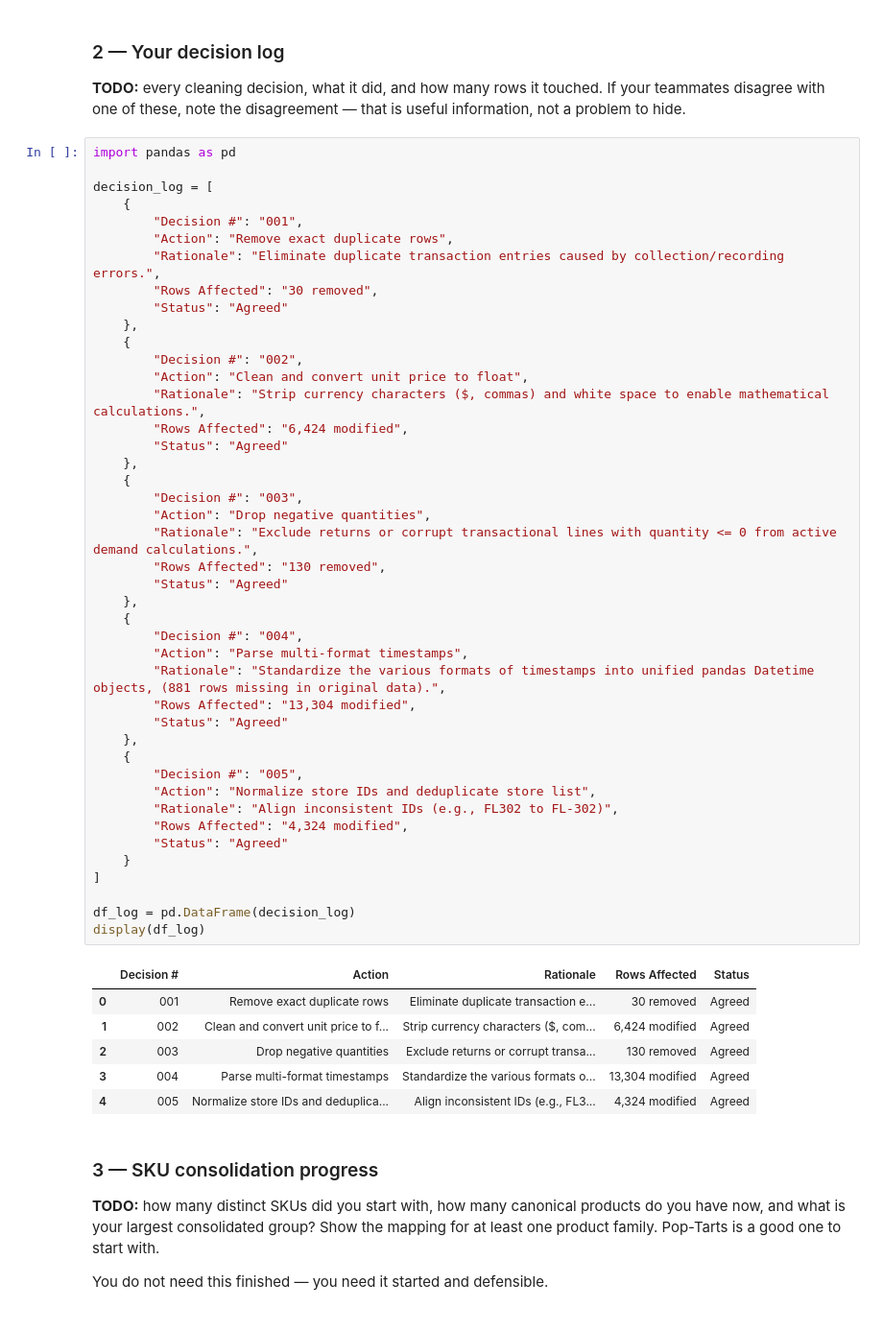
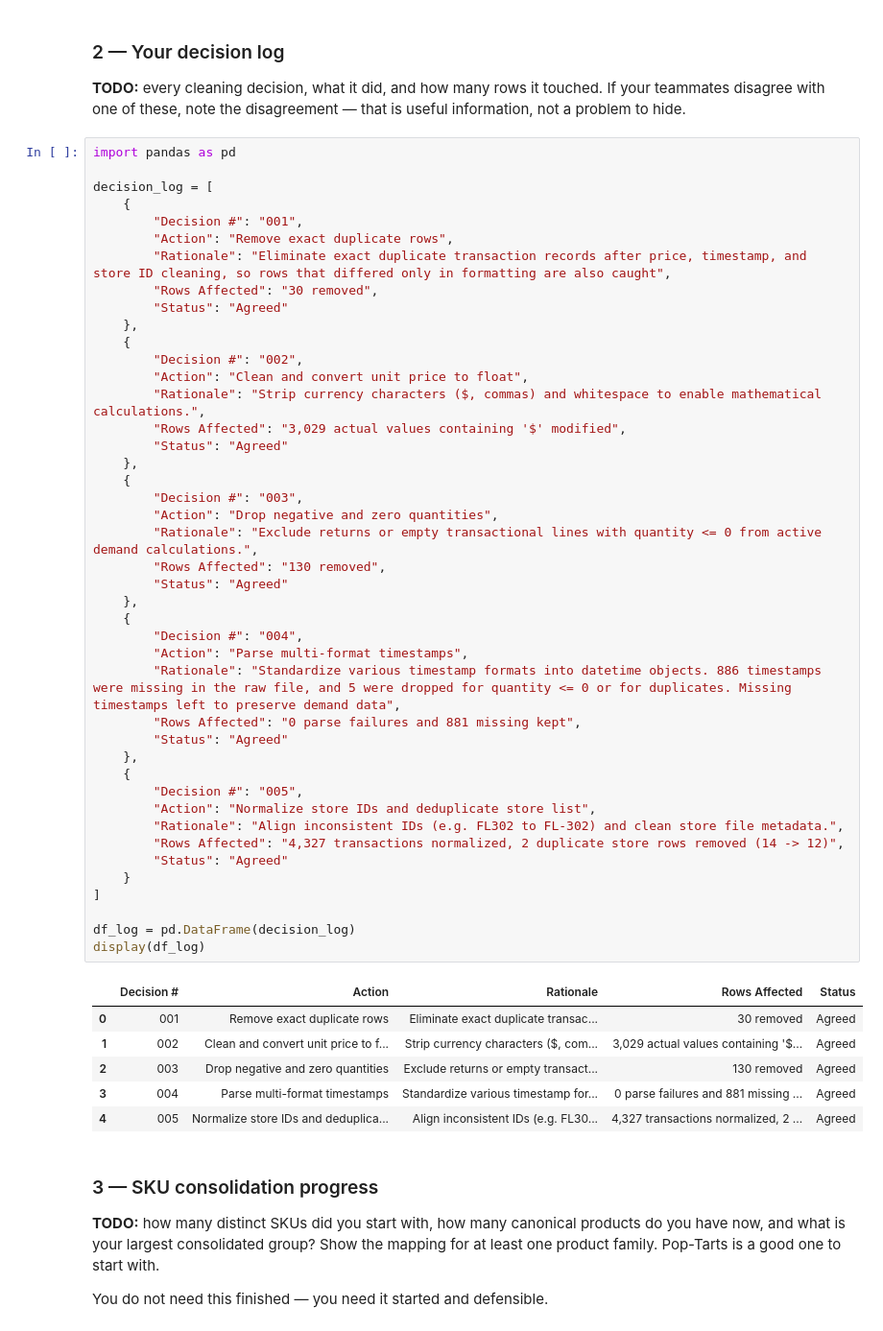
Before and after one commit to karen-tran08/walmart-hurricane-project, a Jupyter notebook: notebooks/06-midterm-walmart/2026-10-23 — Midterm Checkpoint — Lab.ipynb, the cells around one changed output. Shown at 96% size. Drawn from its saved outputs; the diff is of its cells as text.

```diff
--- a/notebooks/06-midterm-walmart/2026-10-23 — Midterm Checkpoint — Lab.ipynb
+++ b/notebooks/06-midterm-walmart/2026-10-23 — Midterm Checkpoint — Lab.ipynb
@@ -242,49 +253,49 @@ decision_log = [
     {
         "Decision #": "001",
         "Action": "Remove exact duplicate rows",
-        "Rationale": "Eliminate duplicate transaction entries caused by collection/recording errors.",
+        "Rationale": "Eliminate exact duplicate transaction records after price, timestamp, and store ID cleaning, so rows that differed only in formatting are also caught",
         "Rows Affected": "30 removed",
         "Status": "Agreed"
     },
     {
         "Decision #": "002",
         "Action": "Clean and convert unit price to float",
-        "Rationale": "Strip currency characters ($, commas) and white space to enable mathematical calculations.",
-        "Rows Affected": "6,424 modified",
+        "Rationale": "Strip currency characters ($, commas) and whitespace to enable mathematical calculations.",
+        "Rows Affected": "3,029 actual values containing '$' modified",
         "Status": "Agreed"
     },
     {
         "Decision #": "003",
-        "Action": "Drop negative quantities",
-        "Rationale": "Exclude returns or corrupt transactional lines with quantity <= 0 from active demand calculations.",
+        "Action": "Drop negative and zero quantities",
+        "Rationale": "Exclude returns or empty transactional lines with quantity <= 0 from active demand calculations.",
         "Rows Affected": "130 removed",
         "Status": "Agreed"
     },
     {
         "Decision #": "004",
         "Action": "Parse multi-format timestamps",
-        "Rationale": "Standardize the various formats of timestamps into unified pandas Datetime objects, (881 rows missing in original data).",
-        "Rows Affected": "13,304 modified",
+        "Rationale": "Standardize various timestamp formats into datetime objects. 886 timestamps were missing in the raw file, and 5 were dropped for quantity <= 0 or for duplicates. Missing timestamps left to preserve demand data",
+        "Rows Affected": "0 parse failures and 881 missing kept",
         "Status": "Agreed"
     },
     {
         "Decision #": "005",
         "Action": "Normalize store IDs and deduplicate store list",
-        "Rationale": "Align inconsistent IDs (e.g., FL302 to FL-302)",
-        "Rows Affected": "4,324 modified",
+        "Rationale": "Align inconsistent IDs (e.g. FL302 to FL-302) and clean store file metadata.",
+        "Rows Affected": "4,327 transactions normalized, 2 duplicate store rows removed (14 -> 12)",
         "Status": "Agreed"
     }
 ]
 
 df_log = pd.DataFrame(decision_log)
 display(df_log)
 # %% [output]
 |  | Decision # | Action | Rationale | Rows Affected | Status |
-| 0 | 001 | Remove exact duplicate rows | Eliminate duplicate transaction e... | 30 removed | Agreed |
-| 1 | 002 | Clean and convert unit price to f... | Strip currency characters ($, com... | 6,424 modified | Agreed |
-| 2 | 003 | Drop negative quantities | Exclude returns or corrupt transa... | 130 removed | Agreed |
-| 3 | 004 | Parse multi-format timestamps | Standardize the various formats o... | 13,304 modified | Agreed |
-| 4 | 005 | Normalize store IDs and deduplica... | Align inconsistent IDs (e.g., FL3... | 4,324 modified | Agreed |
+| 0 | 001 | Remove exact duplicate rows | Eliminate exact duplicate transac... | 30 removed | Agreed |
+| 1 | 002 | Clean and convert unit price to f... | Strip currency characters ($, com... | 3,029 actual values containing '$... | Agreed |
+| 2 | 003 | Drop negative and zero quantities | Exclude returns or empty transact... | 130 removed | Agreed |
+| 3 | 004 | Parse multi-format timestamps | Standardize various timestamp for... | 0 parse failures and 881 missing ... | Agreed |
+| 4 | 005 | Normalize store IDs and deduplica... | Align inconsistent IDs (e.g. FL30... | 4,327 transactions normalized, 2 ... | Agreed |
 # %% [markdown]
 ### 3 — SKU consolidation progress
 
```
Also changed, not shown: parts of 4 cells of this notebook.
